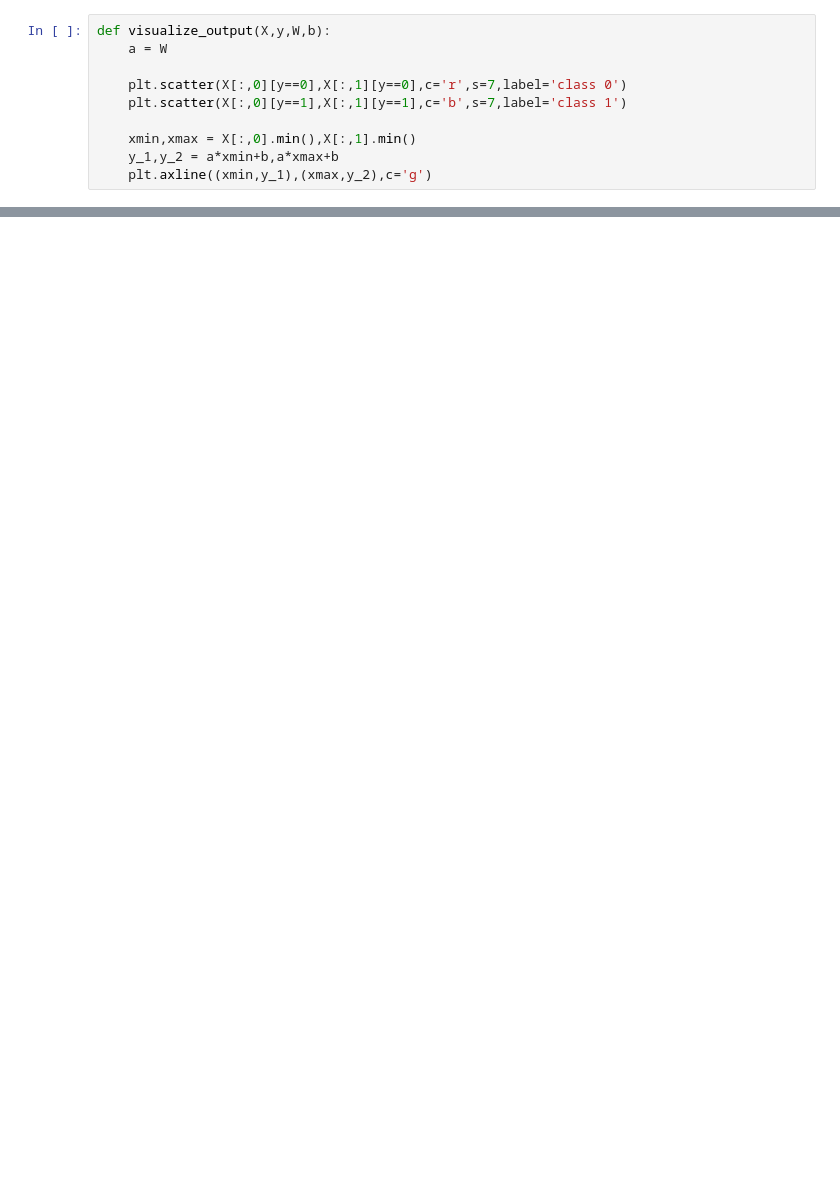
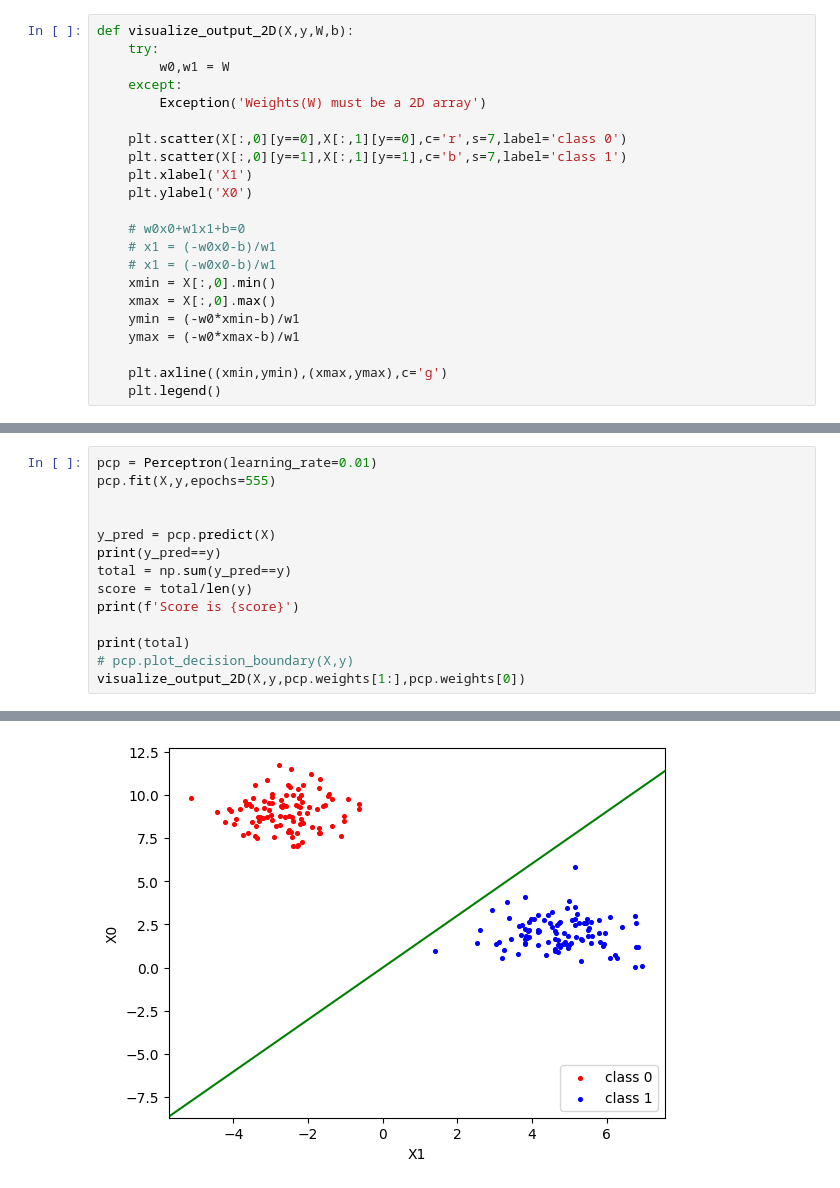
Before and after one commit to veektorf1/ML_Algorithms, a Jupyter notebook: ML_algorithms/Perceptron.ipynb, the cells around one changed output, grey strips where cells are left out. Drawn from its saved outputs; the diff is of its cells as text; blank space fills up the shorter version.

Commit message:
Added 2D visualization, decision boundary

```diff
--- a/ML_algorithms/Perceptron.ipynb
+++ b/ML_algorithms/Perceptron.ipynb
@@ -14,11 +18,23 @@ plt.legend()
 [figure]
 # %%
-def visualize_output(X,y,W,b):
-    a = W
+def visualize_output_2D(X,y,W,b):
+    try:
+        w0,w1 = W
+    except:
+        Exception('Weights(W) must be a 2D array')
 
     plt.scatter(X[:,0][y==0],X[:,1][y==0],c='r',s=7,label='class 0')
     plt.scatter(X[:,0][y==1],X[:,1][y==1],c='b',s=7,label='class 1')
+    plt.xlabel('X1')
+    plt.ylabel('X0')
 
-    xmin,xmax = X[:,0].min(),X[:,1].min()
-    y_1,y_2 = a*xmin+b,a*xmax+b
-    plt.axline((xmin,y_1),(xmax,y_2),c='g')
+    # w0x0+w1x1+b=0
+    # x1 = (-w0x0-b)/w1
+    # x1 = (-w0x0-b)/w1
+    xmin = X[:,0].min()
+    xmax = X[:,0].max()
+    ymin = (-w0*xmin-b)/w1
+    ymax = (-w0*xmax-b)/w1
+
+    plt.axline((xmin,ymin),(xmax,ymax),c='g')
+    plt.legend()
@@ -71,0 +81,15 @@ TypeError: 'module' object is not callable
+# %%
+pcp = Perceptron(learning_rate=0.01)
+pcp.fit(X,y,epochs=555)
+
+
+y_pred = pcp.predict(X)
+print(y_pred==y)
+total = np.sum(y_pred==y)
+score = total/len(y)
+print(f'Score is {score}')
+
+print(total)
+# pcp.plot_decision_boundary(X,y)
+visualize_output_2D(X,y,pcp.weights[1:],pcp.weights[0])
+# %% [output]
@@ -71,0 +115 @@ TypeError: 'module' object is not callable
+[figure, added]
```
Also changed, not shown: parts of 5 cells of this notebook.
